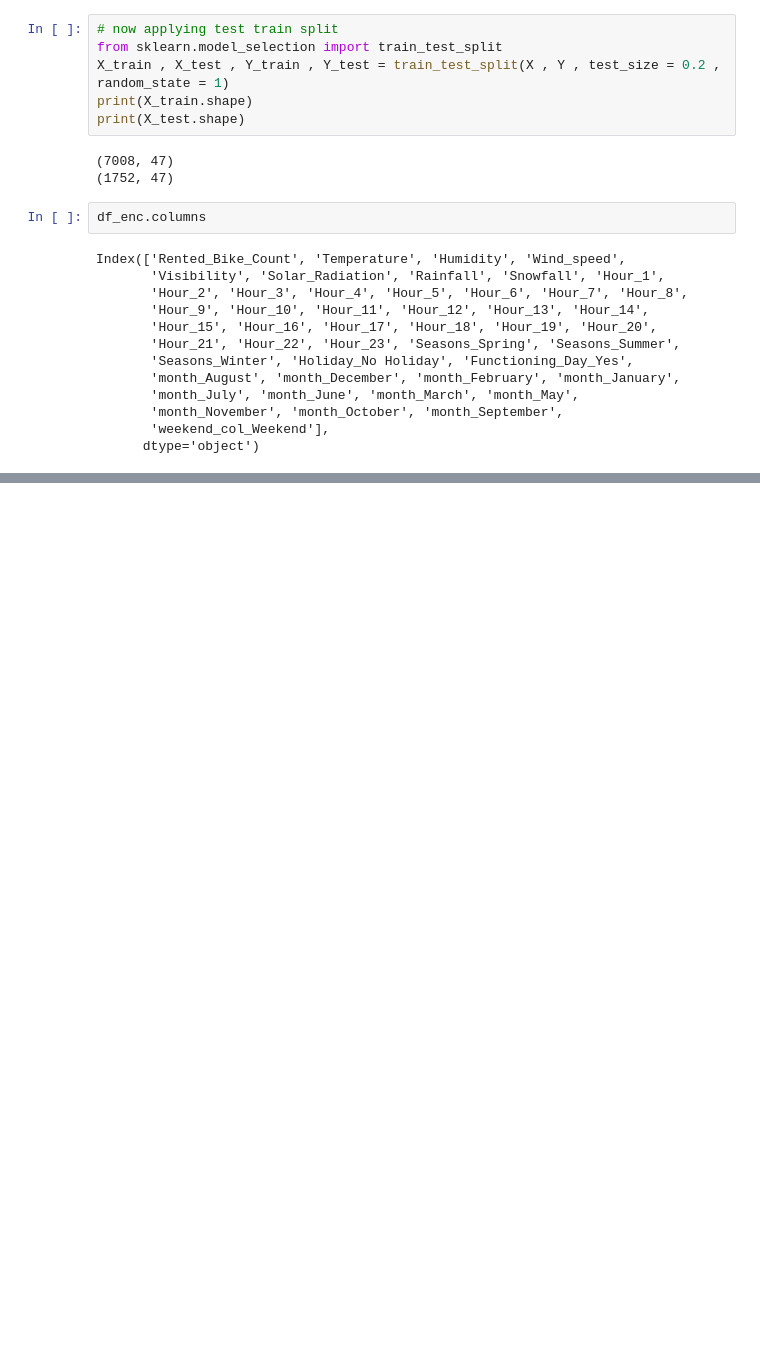
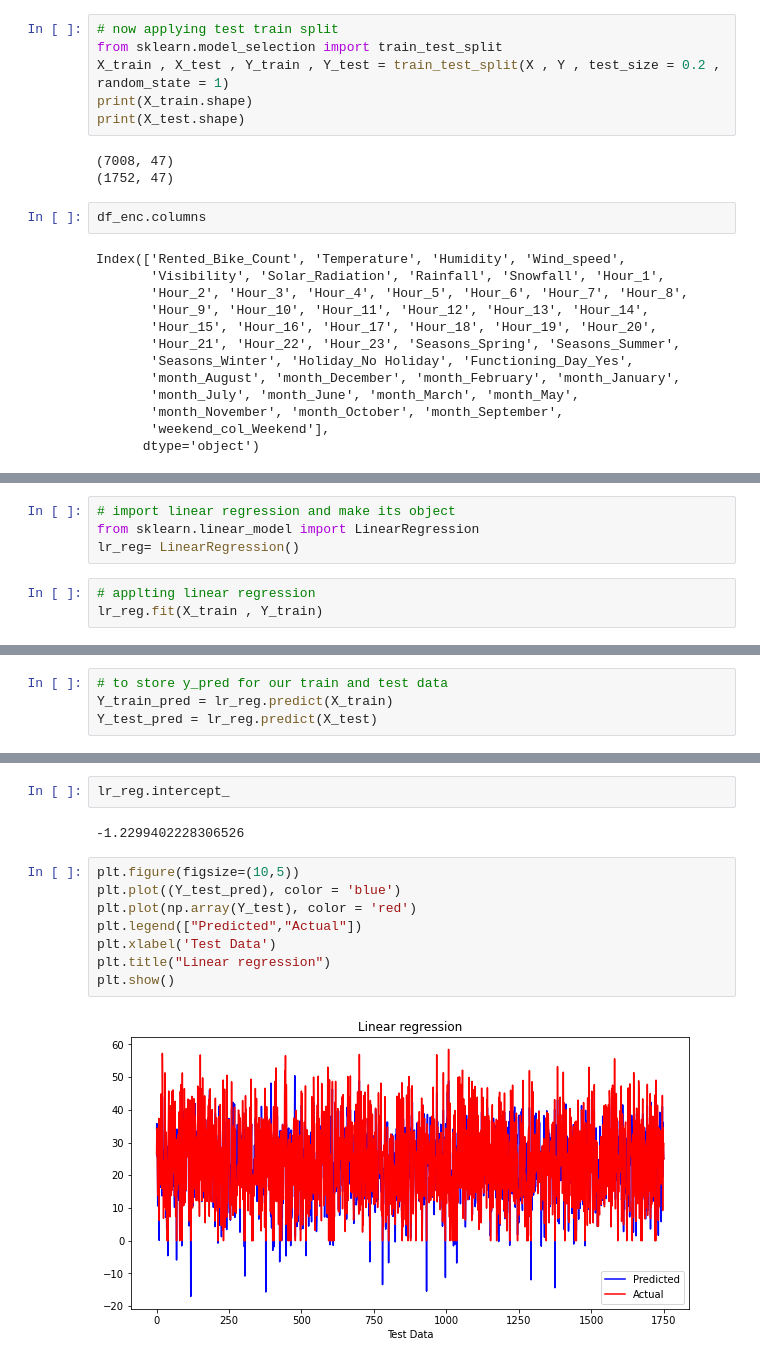
Before and after one commit to kavyas1989/Bike-Sharing-Demand-Prediction, a Jupyter notebook: Bike_Sharing_Demand_Prediction_Capstone_Project.ipynb, the cells around one changed output, grey strips where cells are left out. Saved outputs shown, nothing was run; the diff lists cells and outputs as text; blank space fills up the shorter version.

```diff
--- a/Bike_Sharing_Demand_Prediction_Capstone_Project.ipynb
+++ b/Bike_Sharing_Demand_Prediction_Capstone_Project.ipynb
@@ -636,0 +641,7 @@ Index(['Rented_Bike_Count', 'Temperature', 'Humidity', 'Wind_speed',
+# %%
+# import linear regression and make its object
+from sklearn.linear_model import LinearRegression
+lr_reg= LinearRegression()
+# %%
+# applting linear regression
+lr_reg.fit(X_train , Y_train)
@@ -636,0 +656,4 @@ Index(['Rented_Bike_Count', 'Temperature', 'Humidity', 'Wind_speed',
+# %%
+# to store y_pred for our train and test data
+Y_train_pred = lr_reg.predict(X_train)
+Y_test_pred = lr_reg.predict(X_test)
@@ -636,0 +727,14 @@ Index(['Rented_Bike_Count', 'Temperature', 'Humidity', 'Wind_speed',
+# %%
+lr_reg.intercept_
+# %% [output]
+-1.2299402228306526
+# %%
+plt.figure(figsize=(10,5))
+plt.plot((Y_test_pred), color = 'blue')
+plt.plot(np.array(Y_test), color = 'red')
+plt.legend(["Predicted","Actual"])
+plt.xlabel('Test Data')
+plt.title("Linear regression")
+plt.show()
+# %% [output]
+[figure, added]
```
Also changed, not shown: parts of 28 cells of this notebook.
